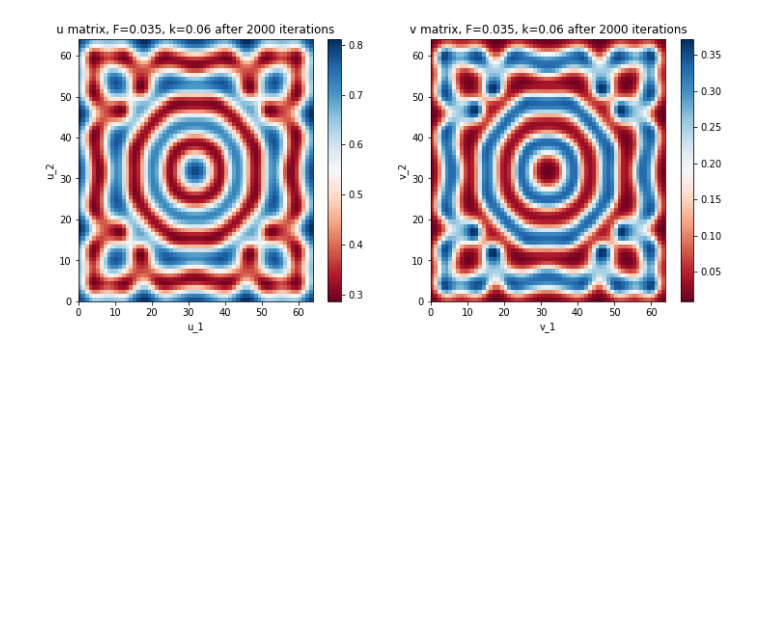
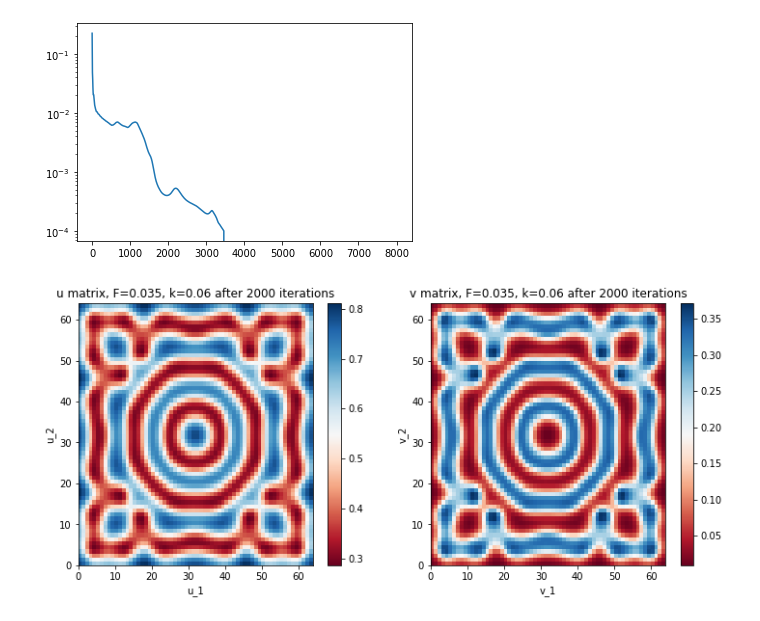
Before and after one commit to SABS-R3-projects/Gray-Scott-PDE, a Jupyter notebook: Main.ipynb, the cells around one changed output. Drawn from its saved outputs; the diff is of its cells as text; code cells hidden in the pictures; blank space fills up the shorter version.

```diff
--- a/Main.ipynb
+++ b/Main.ipynb
@@ -25,3 +35,8 @@ plt.colorbar()
+# %%
+plt.plot(solv.convergence)
+plt.yscale('log')
+# %% [output]
+[figure, added]
 # %%
 ## Or use plotting function from class
 solv.plot2d()
```
Also changed, not shown: parts of 7 cells of this notebook, 1 other file.
